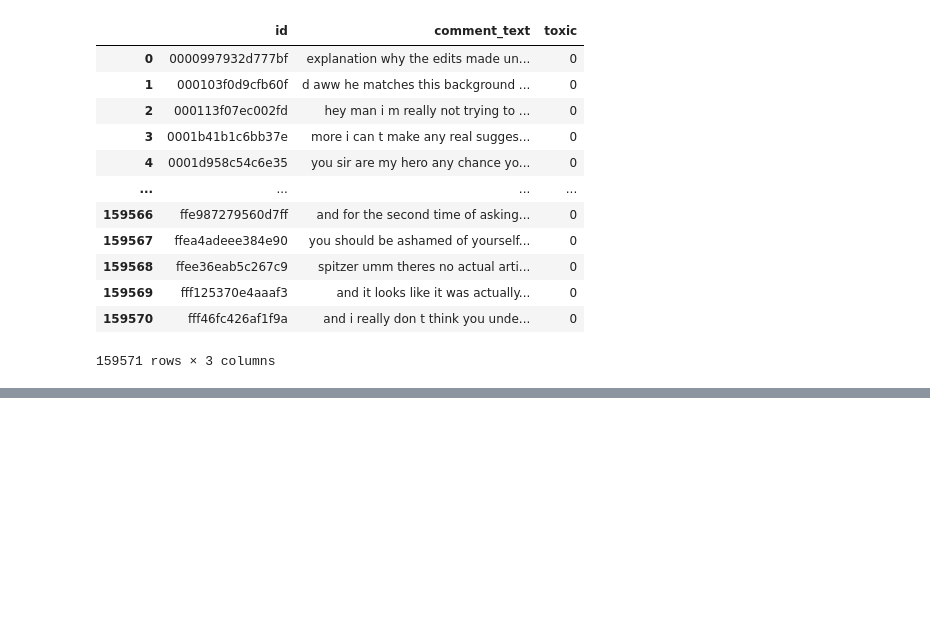
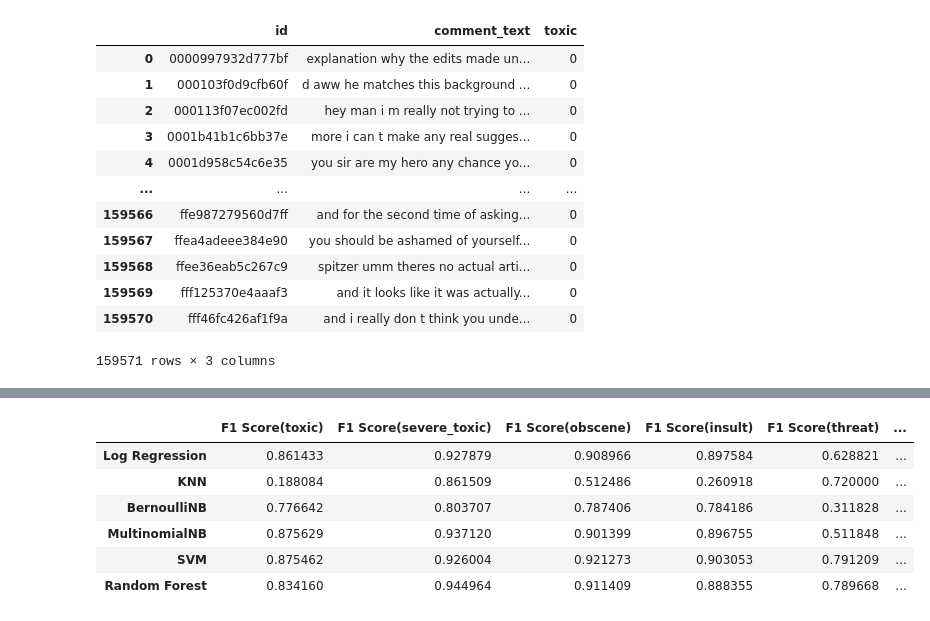
Before and after one commit to amiruddinsaifi/Technocolabs, a Jupyter notebook: toxic comment classification.ipynb, the cells around one changed output, grey strips where cells are left out. Cells and saved outputs as stored; diff of their text form; code cells hidden in the pictures; blank space fills up the shorter version.

```diff
--- a/toxic comment classification.ipynb
+++ b/toxic comment classification.ipynb
@@ -513,0 +720,12 @@ train_ide = train.loc[:,['id','comment_text','identity_hate']]
+# %%
+t0 = time.time()
+
+df_sev_cv = cv_tf_train_test(train_sev_done, 'severe_toxic', TfidfVectorizer, (1,1))
+df_sev_cv.rename(columns={'F1 Score': 'F1 Score(severe_toxic)'}, inplace=True)
+
+t1 = time.time()
+
+total = 'Time taken: {} seconds'.format(t1-t0)
+print(total)
+
+df_sev_cv
@@ -513,0 +799,14 @@ train_ide = train.loc[:,['id','comment_text','identity_hate']]
+# %%
+import time
+
+t0 = time.time()
+
+df_ins_cv = cv_tf_train_test(train_ins_done, 'insult', TfidfVectorizer, (1,1))
+df_ins_cv.rename(columns={'F1 Score': 'F1 Score(insult)'}, inplace=True)
+
+t1 = time.time()
+
+total = 'Time taken: {} seconds'.format(t1-t0)
+print(total)
+
+df_ins_cv
@@ -513,0 +826,14 @@ train_ide = train.loc[:,['id','comment_text','identity_hate']]
+# %%
+import time
+
+t0 = time.time()
+
+df_ide_cv = cv_tf_train_test(train_ide_done, 'identity_hate', TfidfVectorizer, (1,1))
+df_ide_cv.rename(columns={'F1 Score': 'F1 Score(identity_hate)'}, inplace=True)
+
+t1 = time.time()
+
+total = 'Time taken: {} seconds'.format(t1-t0)
+print(total)
+
+df_ide_cv
@@ -513,0 +853,12 @@ train_ide = train.loc[:,['id','comment_text','identity_hate']]
+# %%
+# Let's combine the dataframes into a master dataframe to compare F1 scores across all categories.
+f1_all = pd.concat([df_tox_cv, df_sev_cv, df_obs_cv, df_ins_cv, df_thr_cv, df_ide_cv], axis=1)
+f1_all
+# %% [output]
+|  | F1 Score(toxic) | F1 Score(severe_toxic) | F1 Score(obscene) | F1 Score(insult) | F1 Score(threat) | ... |
+| Log Regression | 0.861433 | 0.927879 | 0.908966 | 0.897584 | 0.628821 | ... |
+| KNN | 0.188084 | 0.861509 | 0.512486 | 0.260918 | 0.720000 | ... |
+| BernoulliNB | 0.776642 | 0.803707 | 0.787406 | 0.784186 | 0.311828 | ... |
+| MultinomialNB | 0.875629 | 0.937120 | 0.901399 | 0.896755 | 0.511848 | ... |
+| SVM | 0.875462 | 0.926004 | 0.921273 | 0.903053 | 0.791209 | ... |
+| Random Forest | 0.834160 | 0.944964 | 0.911409 | 0.888355 | 0.789668 | ... |
```
Also changed, not shown: parts of 26 cells of this notebook.
